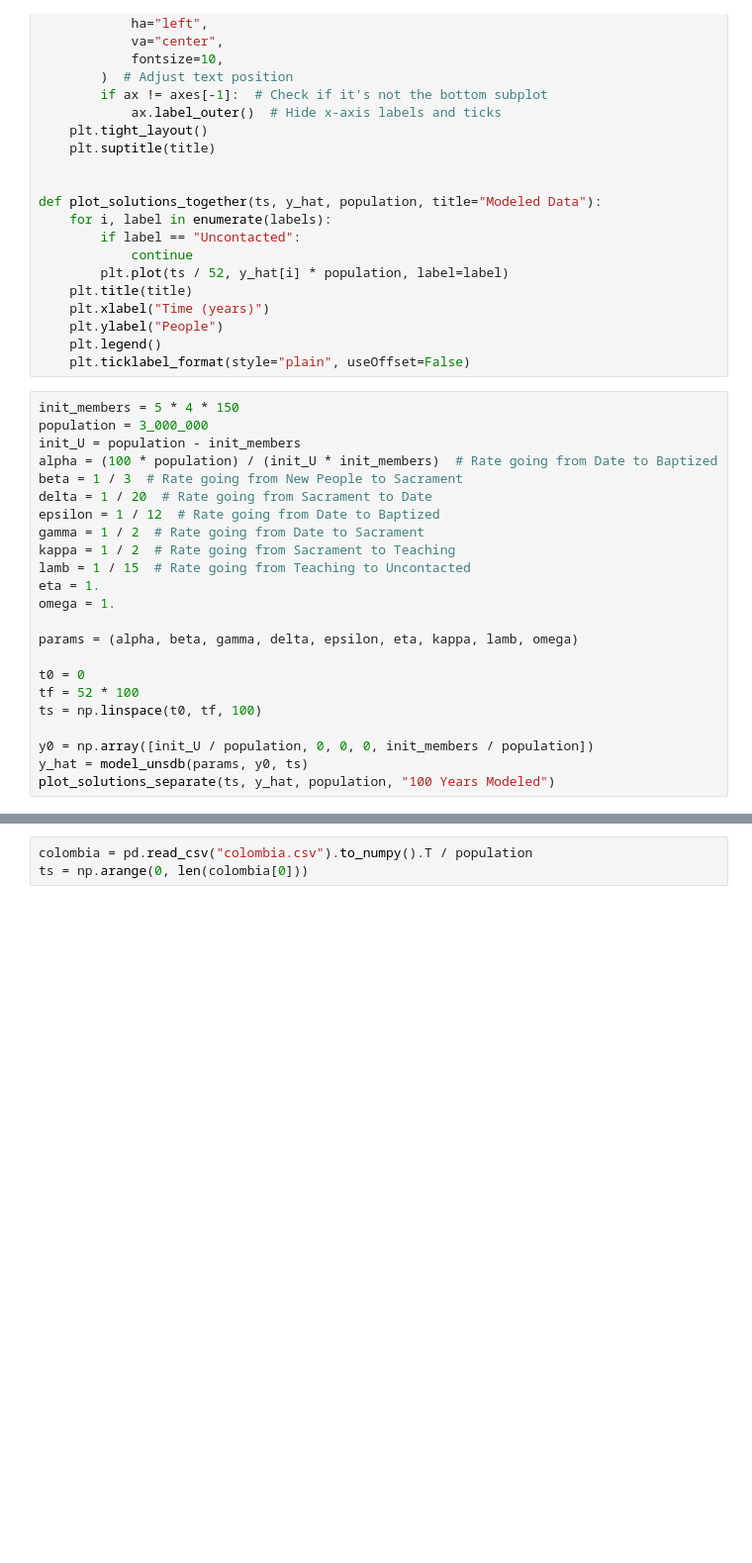
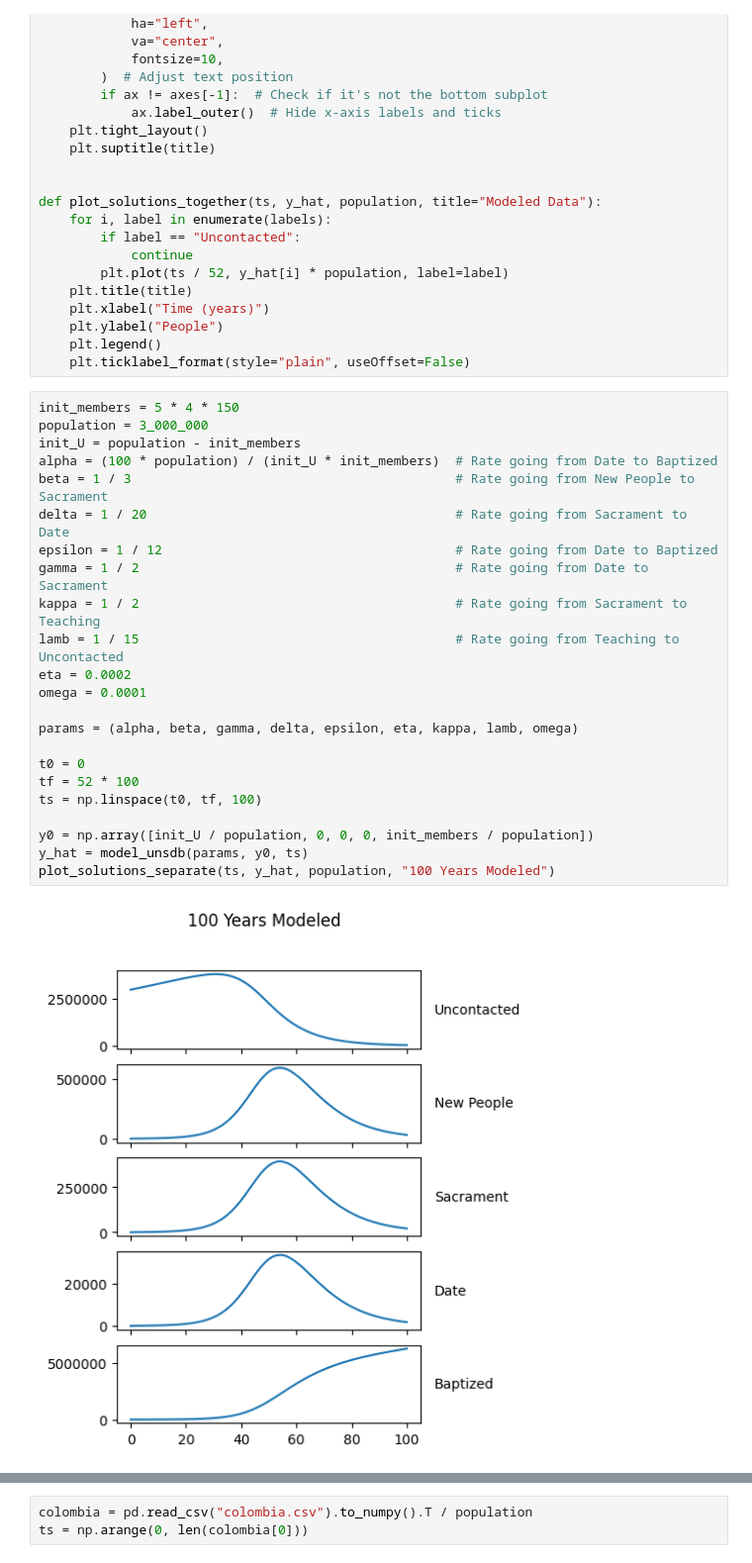
Before and after one commit to mward19/key-indicators-model, a Jupyter notebook: project.ipynb, the cells around one changed output, grey strips where cells are left out. Shown at 99% size. Drawn from its saved outputs; the diff is of its cells as text; blank space fills up the shorter version.

```diff
--- a/project.ipynb
+++ b/project.ipynb
@@ -107,26 +81,28 @@ def plot_solutions_together(ts, y_hat, population, title="Modeled Data"):
 # %%
 init_members = 5 * 4 * 150
 population = 3_000_000
 init_U = population - init_members
 alpha = (100 * population) / (init_U * init_members)  # Rate going from Date to Baptized
-beta = 1 / 3  # Rate going from New People to Sacrament
-delta = 1 / 20  # Rate going from Sacrament to Date
-epsilon = 1 / 12  # Rate going from Date to Baptized
-gamma = 1 / 2  # Rate going from Date to Sacrament
-kappa = 1 / 2  # Rate going from Sacrament to Teaching
-lamb = 1 / 15  # Rate going from Teaching to Uncontacted
-eta = 1.
-omega = 1.
+beta = 1 / 3                                          # Rate going from New People to Sacrament
+delta = 1 / 20                                        # Rate going from Sacrament to Date
+epsilon = 1 / 12                                      # Rate going from Date to Baptized
+gamma = 1 / 2                                         # Rate going from Date to Sacrament
+kappa = 1 / 2                                         # Rate going from Sacrament to Teaching
+lamb = 1 / 15                                         # Rate going from Teaching to Uncontacted
+eta = 0.0002
+omega = 0.0001
 
 params = (alpha, beta, gamma, delta, epsilon, eta, kappa, lamb, omega)
 
 t0 = 0
 tf = 52 * 100
 ts = np.linspace(t0, tf, 100)
 
 y0 = np.array([init_U / population, 0, 0, 0, init_members / population])
 y_hat = model_unsdb(params, y0, ts)
 plot_solutions_separate(ts, y_hat, population, "100 Years Modeled")
+# %% [output]
+[figure, added]
 # %%
 plot_solutions_together(ts, y_hat, population, "100 Years Modeled")
 # %% [output]
```
Also changed, not shown: parts of 5 cells of this notebook.
